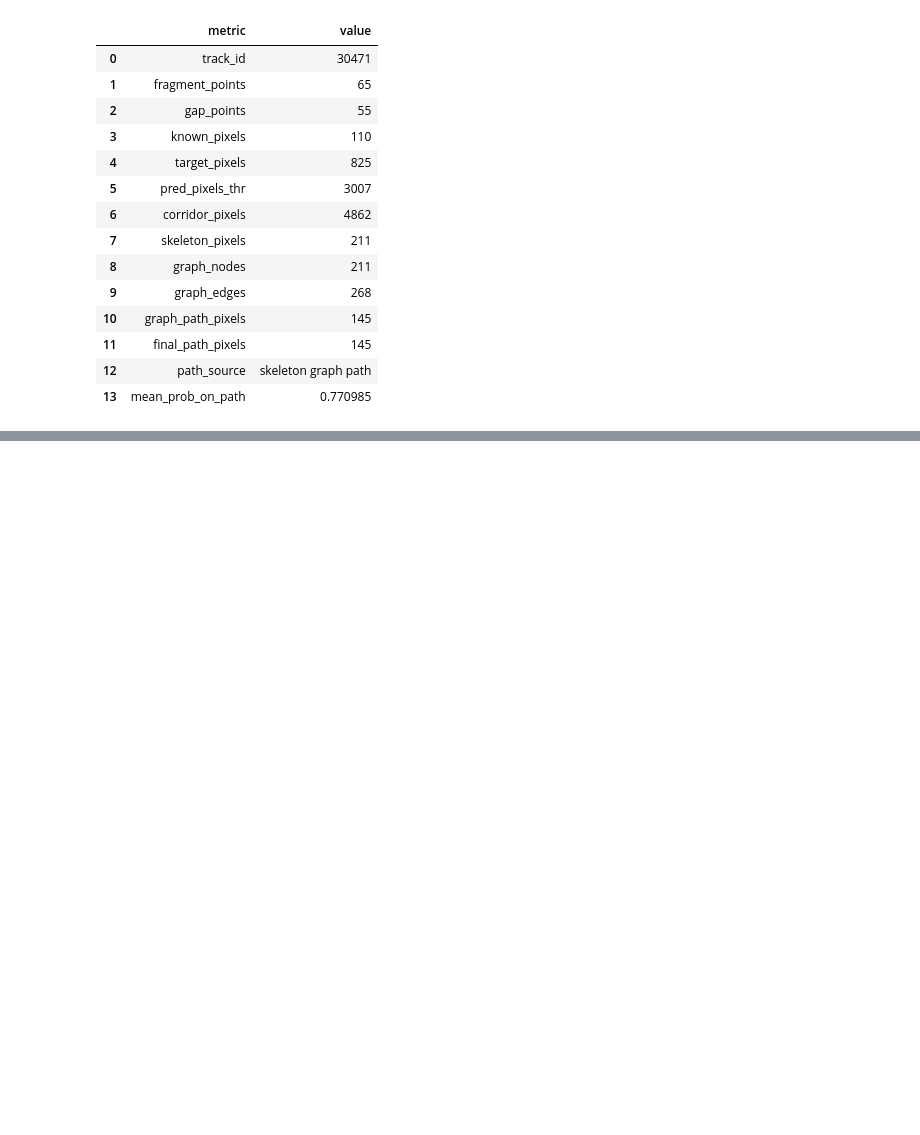
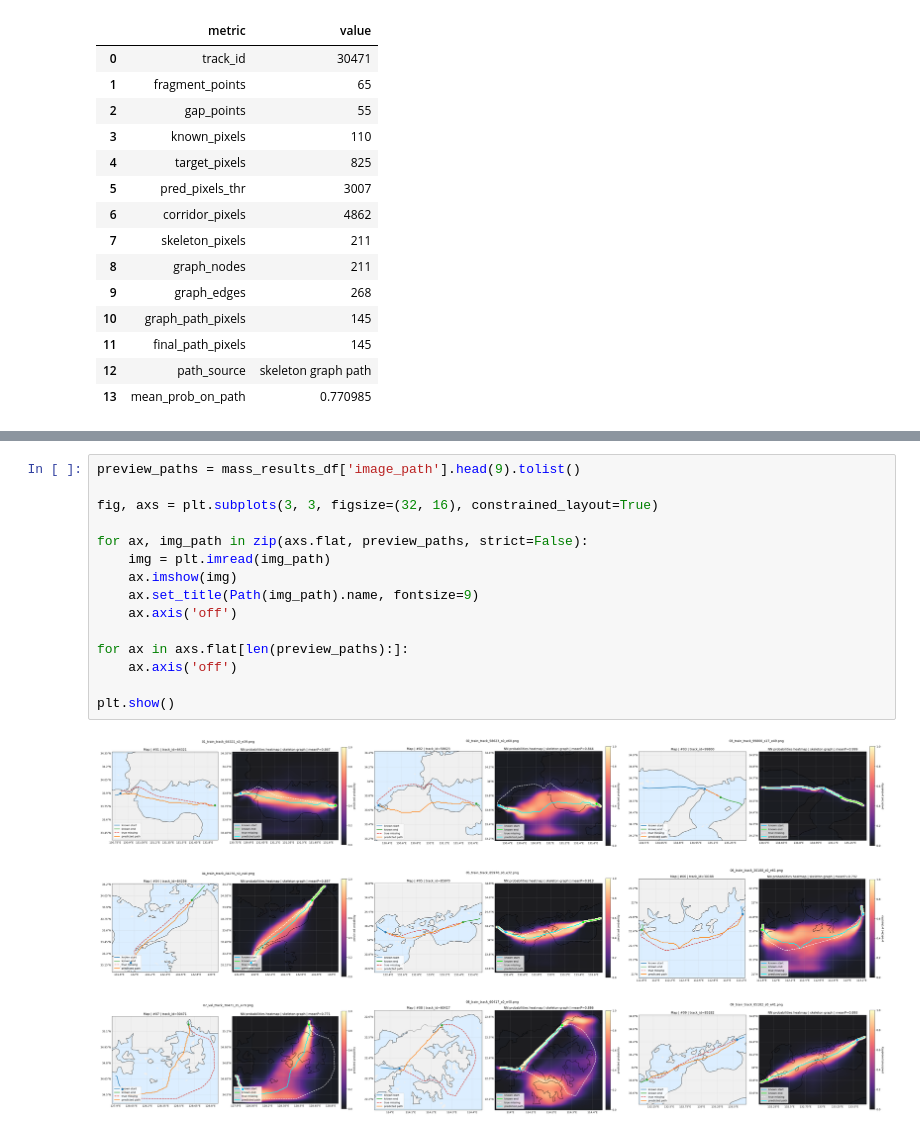
Before and after one commit to mvodya/marinetime-tracer, a Jupyter notebook: research/27-track-restore-path-extraction.ipynb, the cells around one changed output, grey strips where cells are left out. Cells and saved outputs as stored; diff of their text form; blank space fills up the shorter version.

Commit message:
Added mass run for track path extraction

```diff
--- a/research/27-track-restore-path-extraction.ipynb
+++ b/research/27-track-restore-path-extraction.ipynb
@@ -1263,0 +1622,17 @@ h5.close()
+# %%
+preview_paths = mass_results_df['image_path'].head(9).tolist()
+
+fig, axs = plt.subplots(3, 3, figsize=(32, 16), constrained_layout=True)
+
+for ax, img_path in zip(axs.flat, preview_paths, strict=False):
+    img = plt.imread(img_path)
+    ax.imshow(img)
+    ax.set_title(Path(img_path).name, fontsize=9)
+    ax.axis('off')
+
+for ax in axs.flat[len(preview_paths):]:
+    ax.axis('off')
+
+plt.show()
+# %% [output]
+[figure, added]
```
Also changed, not shown: parts of 3 cells of this notebook.
